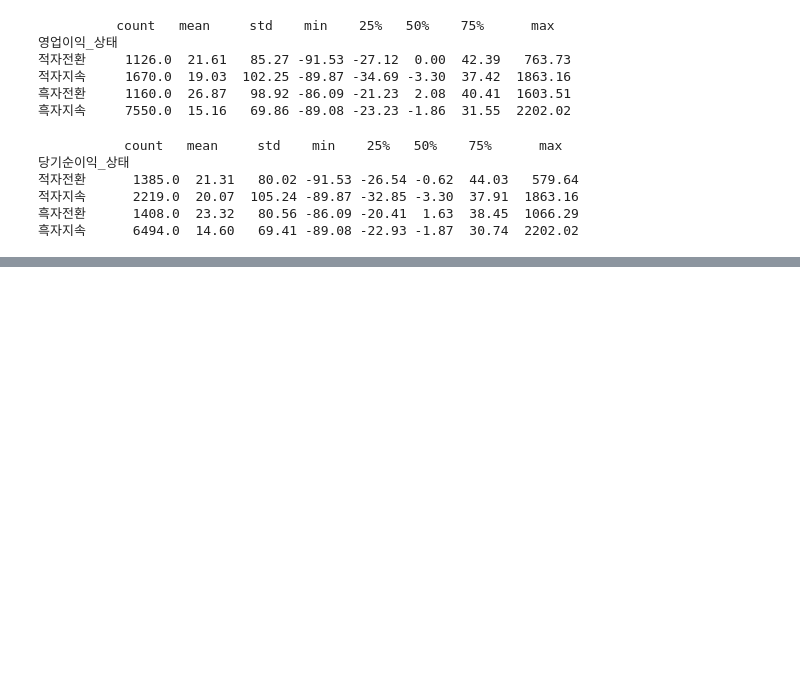
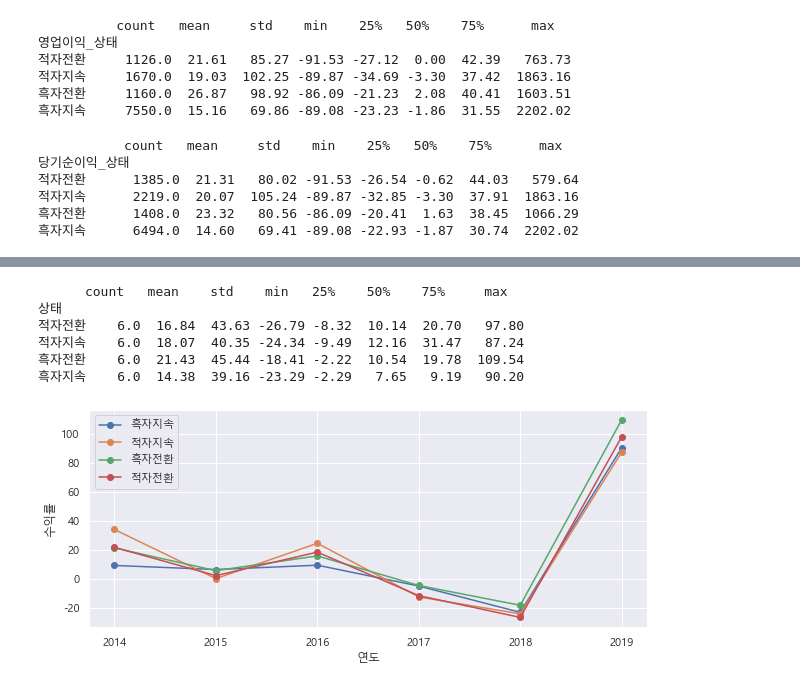
Before and after one commit to iinteger/Quant-trading, a Jupyter notebook: 7.2 이익 상태에 따른 투자.ipynb, the cells around one changed output, grey strips where cells are left out. Cells and saved outputs as stored; diff of their text form; code cells hidden in the pictures; blank space fills up the shorter version.

```diff
--- a/7.2 이익 상태에 따른 투자.ipynb
+++ b/7.2 이익 상태에 따른 투자.ipynb
@@ -106,0 +150,39 @@ print(data.groupby(["당기순이익_상태"])["수익률"].describe().round(2))
+# %%
+# 당기순이익 상태를 기준으로 수익률 계산
+
+result = []
+
+for year in range(2014, 2020):
+    y_data = data.loc[data['연도'] == year]
+    for state in ["흑자지속", "적자지속", "흑자전환", "적자전환"]:
+        # 당기순이익 상태와 연도에 따른 수익률 정의
+        ror_list = y_data.loc[data["당기순이익_상태"] == state, "수익률"]
+        inve_per_stock = 10 ** 8 / len(ror_list) # 종목별 투자금 계산
+        profit = (inve_per_stock * ror_list / 100).sum()
+        profit_ratio = profit / 10 ** 8 * 100
+        result.append([year, state, profit_ratio])
+
+result = pd.DataFrame(result, columns = ["연도", "상태", "수익률"])
+# %%
+plt.figure(figsize = (10, 4))
+
+for state in ["흑자지속", "적자지속", "흑자전환", "적자전환"]:
+    graph_data = result.loc[(result['상태'] ==  state), '수익률'].values
+    plt.plot(graph_data, marker = "o", label = state)
+
+plt.xticks(range(6), range(2014, 2020))
+plt.legend()
+plt.ylabel("수익률")
+plt.xlabel("연도")
+
+print(result.groupby('상태')['수익률'].describe().round(2))
+
+# 영업이익을 기준으로 할때와 동일한 결과. 통계 수치도 비슷함
+# %% [output]
+      count   mean    std    min   25%    50%    75%     max
+상태
+적자전환    6.0  16.84  43.63 -26.79 -8.32  10.14  20.70   97.80
+적자지속    6.0  18.07  40.35 -24.34 -9.49  12.16  31.47   87.24
+흑자전환    6.0  21.43  45.44 -18.41 -2.22  10.54  19.78  109.54
+흑자지속    6.0  14.38  39.16 -23.29 -2.29   7.65   9.19   90.20
+[figure, added]
```
Also changed, not shown: parts of 3 cells of this notebook, 1 other file.
